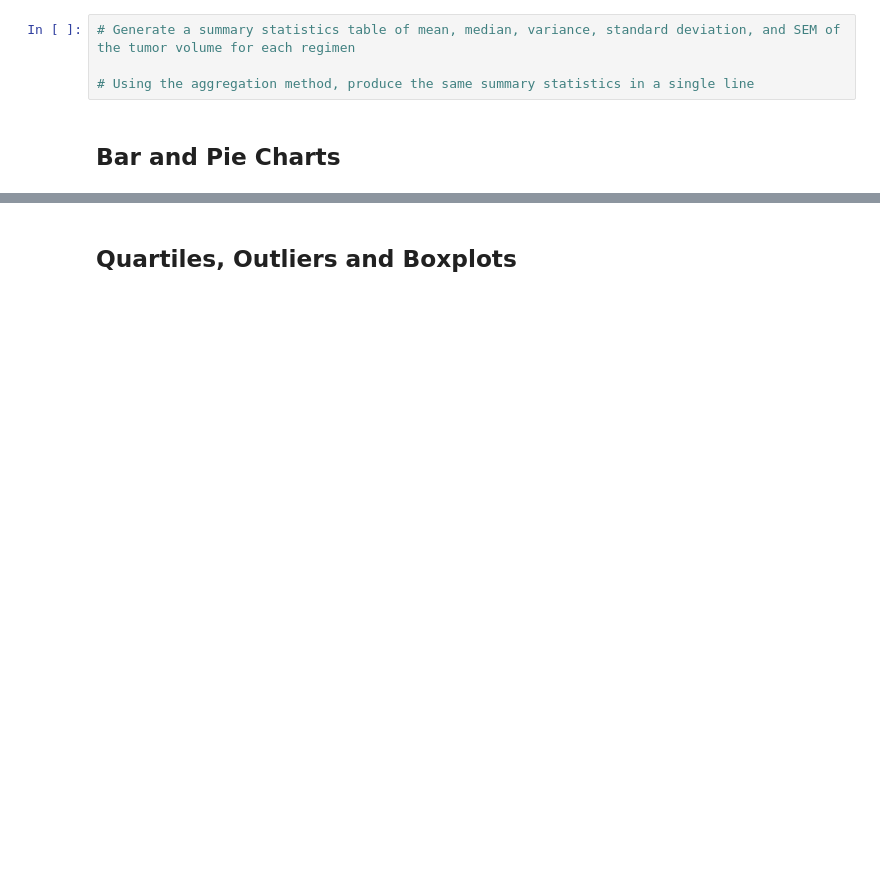
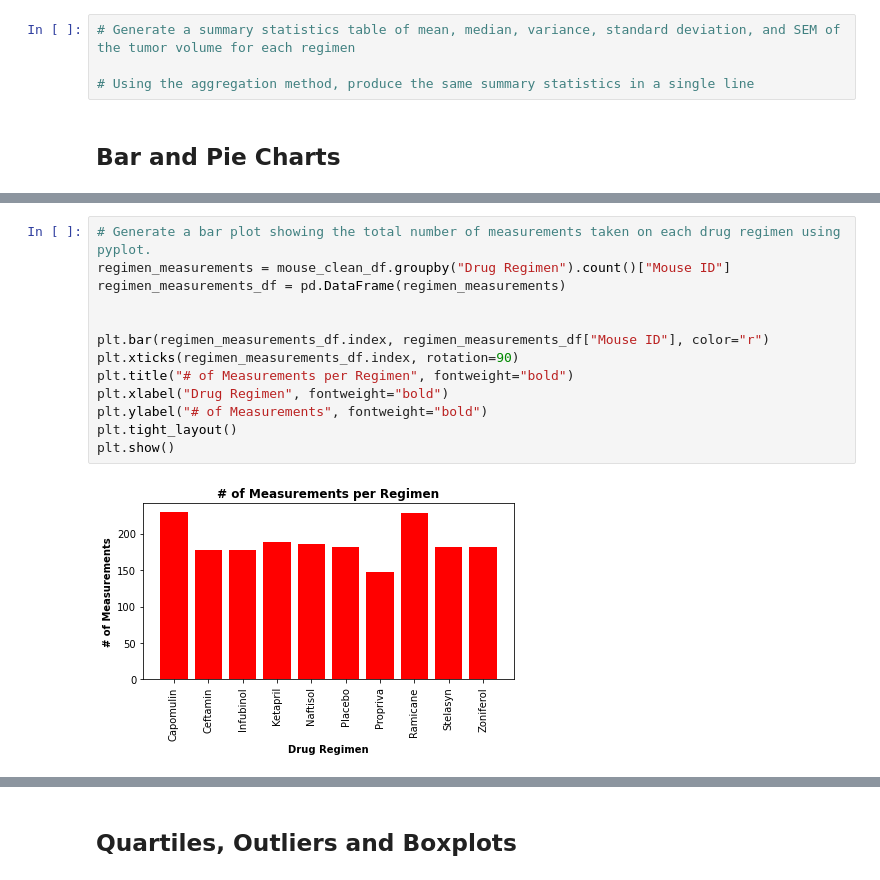
Before and after one commit to colinfoneill/Pymaceuticals, a Jupyter notebook: Pymaceuticals/pymaceuticals_starter.ipynb, the cells around one changed output, grey strips where cells are left out. Drawn from its saved outputs; the diff is of its cells as text; blank space fills up the shorter version.

```diff
--- a/Pymaceuticals/pymaceuticals_starter.ipynb
+++ b/Pymaceuticals/pymaceuticals_starter.ipynb
@@ -127,0 +197,15 @@ mouse_count_clean
+# %%
+# Generate a bar plot showing the total number of measurements taken on each drug regimen using pyplot.
+regimen_measurements = mouse_clean_df.groupby("Drug Regimen").count()["Mouse ID"]
+regimen_measurements_df = pd.DataFrame(regimen_measurements)
+
+
+plt.bar(regimen_measurements_df.index, regimen_measurements_df["Mouse ID"], color="r")
+plt.xticks(regimen_measurements_df.index, rotation=90)
+plt.title("# of Measurements per Regimen", fontweight="bold")
+plt.xlabel("Drug Regimen", fontweight="bold")
+plt.ylabel("# of Measurements", fontweight="bold")
+plt.tight_layout()
+plt.show()
+# %% [output]
+[figure, added]
```
Also changed, not shown: parts of 18 cells of this notebook.
